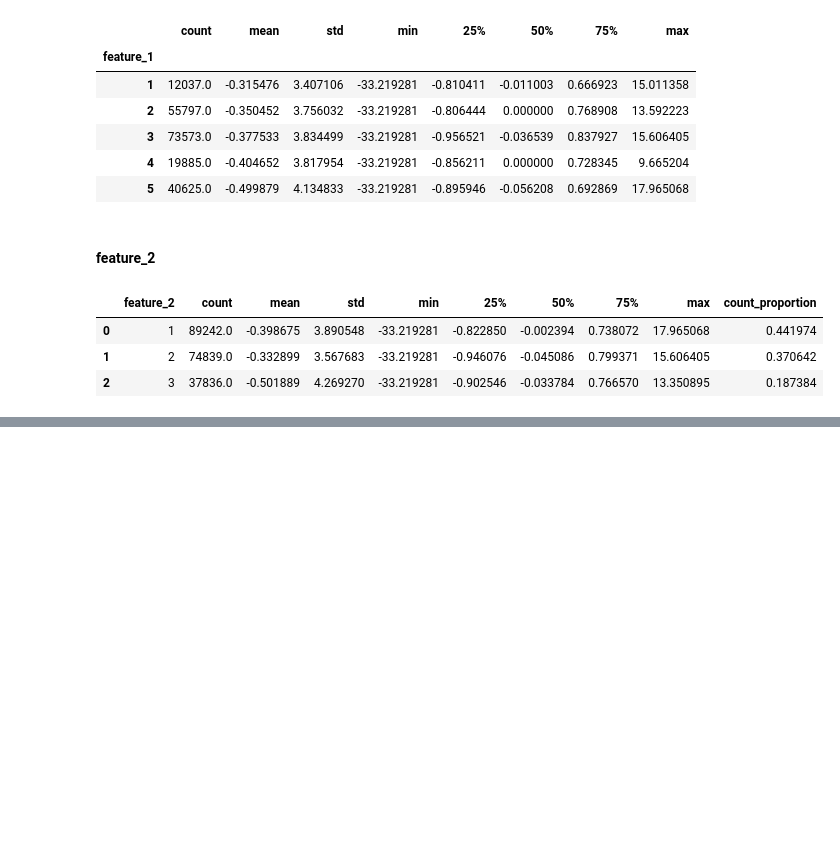
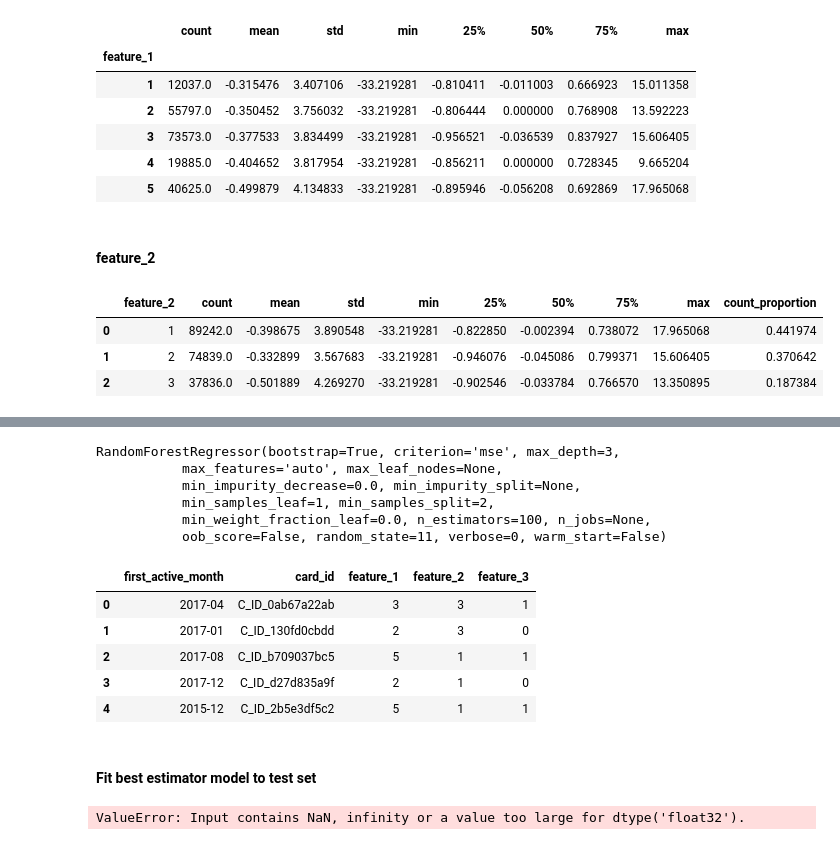
Before and after one commit to scottbradshaw/elo-merchant, a Jupyter notebook: Exploration.ipynb, the cells around one changed output, grey strips where cells are left out. Cells and saved outputs as stored; diff of their text form; code cells hidden in the pictures; blank space fills up the shorter version.

Commit message:
Added repeated kfold cross validation with grid search cv for random forest

```diff
--- a/Exploration.ipynb
+++ b/Exploration.ipynb
@@ -171,0 +262,24 @@ temp
+# %%
+clf.best_estimator_
+# %% [output]
+RandomForestRegressor(bootstrap=True, criterion='mse', max_depth=3,
+           max_features='auto', max_leaf_nodes=None,
+           min_impurity_decrease=0.0, min_impurity_split=None,
+           min_samples_leaf=1, min_samples_split=2,
+           min_weight_fraction_leaf=0.0, n_estimators=100, n_jobs=None,
+           oob_score=False, random_state=11, verbose=0, warm_start=False)
+# %%
+test.head()
+# %% [output]
+|  | first_active_month | card_id | feature_1 | feature_2 | feature_3 |
+| 0 | 2017-04 | C_ID_0ab67a22ab | 3 | 3 | 1 |
+| 1 | 2017-01 | C_ID_130fd0cbdd | 2 | 3 | 0 |
+| 2 | 2017-08 | C_ID_b709037bc5 | 5 | 1 | 1 |
+| 3 | 2017-12 | C_ID_d27d835a9f | 2 | 1 | 0 |
+| 4 | 2015-12 | C_ID_2b5e3df5c2 | 5 | 1 | 1 |
+# %% [markdown]
+#### Fit best estimator model to test set
+# %%
+clf.best_estimator_.predict(test.drop(['card_id','first_active_month'],axis=1))
+# %% [output]
+ValueError: Input contains NaN, infinity or a value too large for dtype('float32').
```
Also changed, not shown: parts of 18 cells of this notebook, 1 other file.
